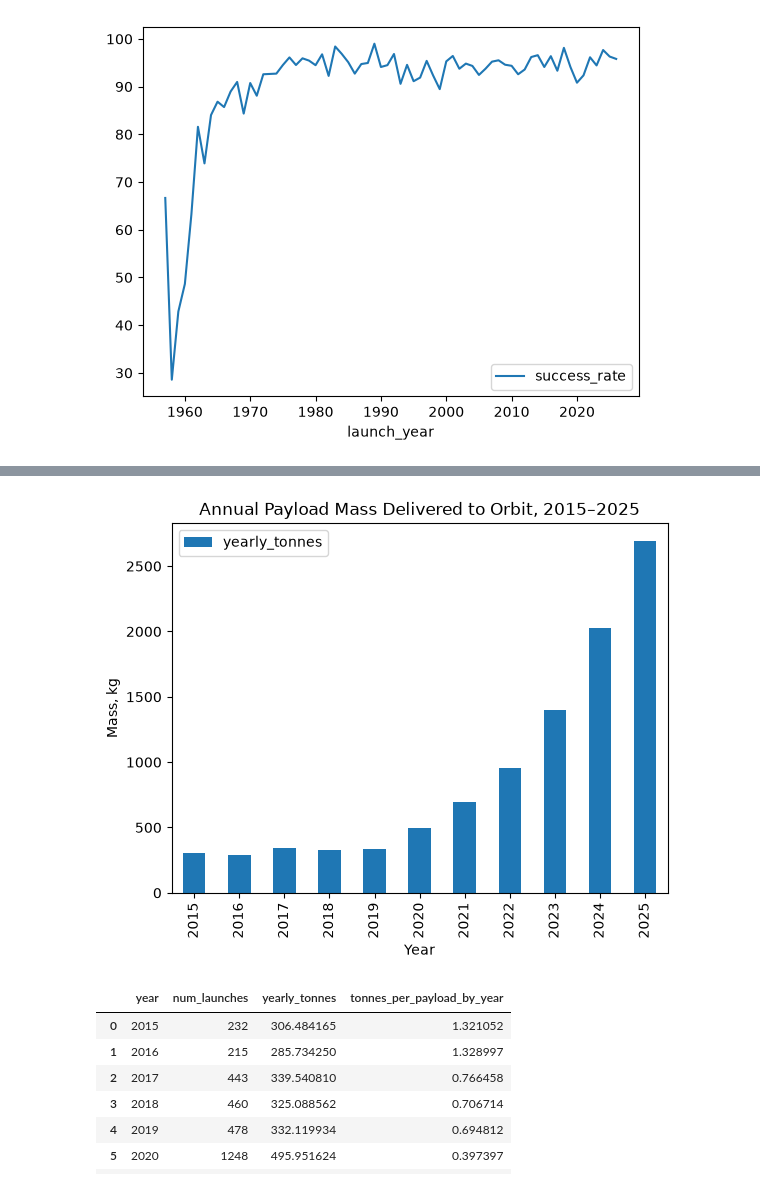
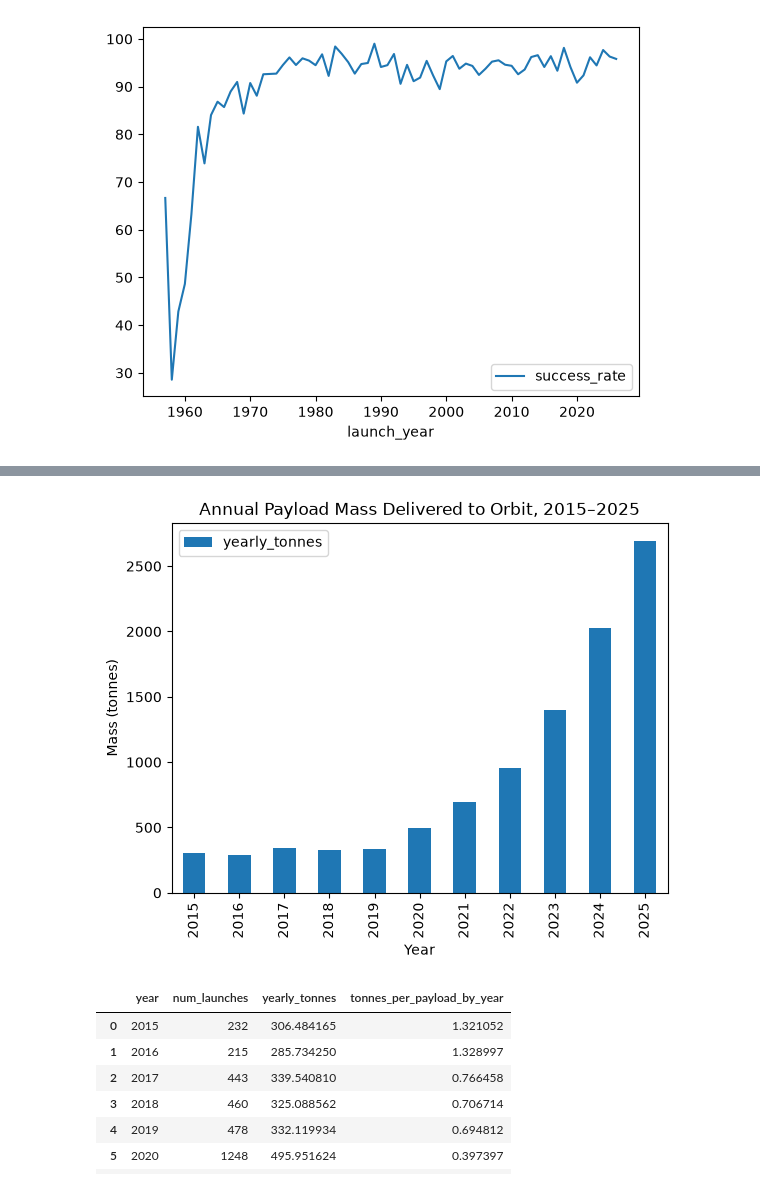
Before and after one commit to alecnahum/launch-market-analysis, a Jupyter notebook: eda.ipynb, the cells around one changed output, grey strips where cells are left out. Drawn from its saved outputs; the diff is of its cells as text; code cells hidden in the pictures.

```diff
--- a/eda.ipynb
+++ b/eda.ipynb
@@ -204,16 +96,16 @@ con.execute("""SELECT COUNT(*) FROM payloads""").df()
 # %%
 df = con.execute("""
     SELECT SUM(mass_kg)/1000.0 AS yearly_tonnes, YEAR(launch_date) AS year
     FROM payloads
     WHERE year BETWEEN 2015 AND 2025
     GROUP BY year""").df()
 df.plot(kind='bar', x='year', y='yearly_tonnes')
 plt.title("Annual Payload Mass Delivered to Orbit, 2015–2025")
-plt.ylabel("Mass, kg")
+plt.ylabel("Mass (tonnes)")
 plt.xlabel("Year")
 plt.show()
 # %% [output]
-[figure, old version]
+[figure, new version]
 # %%
 con.execute("""SELECT YEAR(launch_date) as year, COUNT(*) AS num_launches, SUM(mass_kg)/1000.0 AS yearly_tonnes,(SUM(mass_kg)/1000.0)/COUNT(*) AS tonnes_per_payload_by_year
 FROM payloads
```
Also changed, not shown: parts of 25 cells of this notebook, 1 other file.
